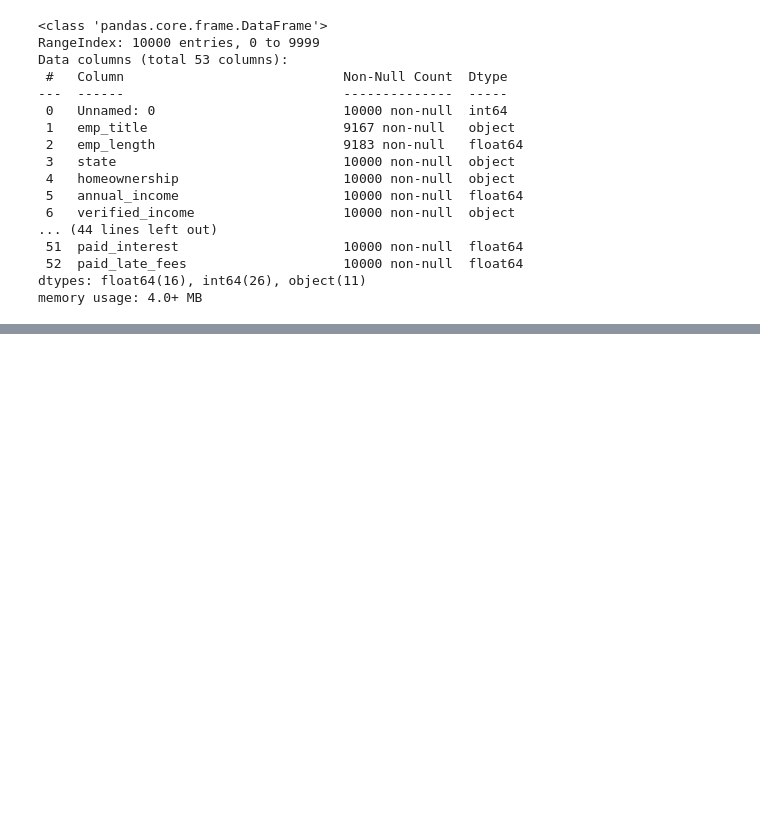
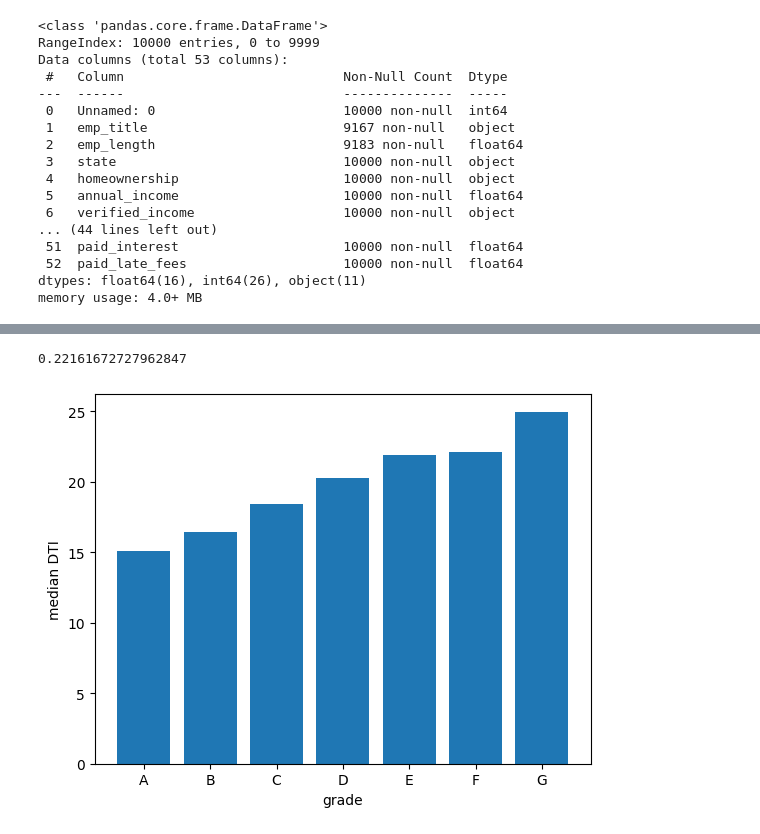
Before and after one commit to AdrianP428/DSRP_Project_MMF, a Jupyter notebook: DSRP_Project_AP.ipynb, the cells around one changed output, grey strips where cells are left out. Saved outputs shown, nothing was run; the diff lists cells and outputs as text; code cells hidden in the pictures; blank space fills up the shorter version.

Commit message:
Created visualizations and cleaned dataset and added new columns

```diff
--- a/DSRP_Project_AP.ipynb
+++ b/DSRP_Project_AP.ipynb
@@ -26,0 +60,39 @@ memory usage: 4.0+ MB
+# %%
+df['has_prior_delinq'] = df['months_since_last_delinq'].notna().astype(int)
+df['months_since_last_delinq'] = df['months_since_last_delinq'].fillna(999)
+
+df['has_90d_late'] = df['months_since_90d_late'].notna().astype(int)
+df['months_since_90d_late'].fillna(999)
+
+df['has_recent_inquiry'] = df['months_since_last_credit_inquiry'].notna().astype(int)
+df['months_since_last_credit_inquiry'] = df['months_since_last_credit_inquiry'].fillna(999)
+
+df['emp_length_missing'] = df['emp_length'].isna().astype(int)
+df['emp_length'] = df['emp_length'].fillna(0)
+# %%
+df['dti_effective'] = df['debt_to_income_joint'].fillna(df['debt_to_income'])
+df['df_missing'] = df['dti_effective'].isna().astype(int)
+df['dti_effective'] = df['dti_effective'].fillna(df['dti_effective'].median())
+# %%
+
+df = df[df['dti_effective'] <= 100]
+df = df[df['annual_income'] >= 5000]
+# %%
+grade = {"A1": 1, 'A2': 2, 'A3': 3, 'A4' : 4, 'A5' : 5, 'B1': 6, 'B2' : 7, 'B3' : 8, 'B4' : 9, 'B5' : 10, 'C1' : 11, 'C2' : 12, 'C3' : 13, 'C4' : 14, 'C5' : 15, 'D1' : 16, 'D2' : 17, 'D3' : 18, 'D4' : 19, 'D5' : 20, 'E1' : 21, 'E2' : 22, 'E3': 23, 'E4' : 24, 'E5' : 25, 'F1' : 26, 'F2': 27, 'F3' : 28, 'F4' : 29, 'F5': 30, 'G1': 31, 'G2' : 32, 'G3': 33, 'G4': 34, 'G5': 35}
+df['grade_num'] = df['sub_grade'].map(grade)
+df['grade_letter'] = df['sub_grade'].str[0]
+# %%
+print(df['dti_effective'].corr(df['grade_num']))
+# %% [output]
+0.22161672727962847
+# %%
+g = df.groupby('grade_letter')['dti_effective'].median()
+x = g.index
+y = g.values
+
+plt.bar(x, y)
+plt.xlabel('grade')
+plt.ylabel('median DTI')
+plt.show()
+# %% [output]
+[figure, added]
```
Also changed, not shown: parts of 8 cells of this notebook.
